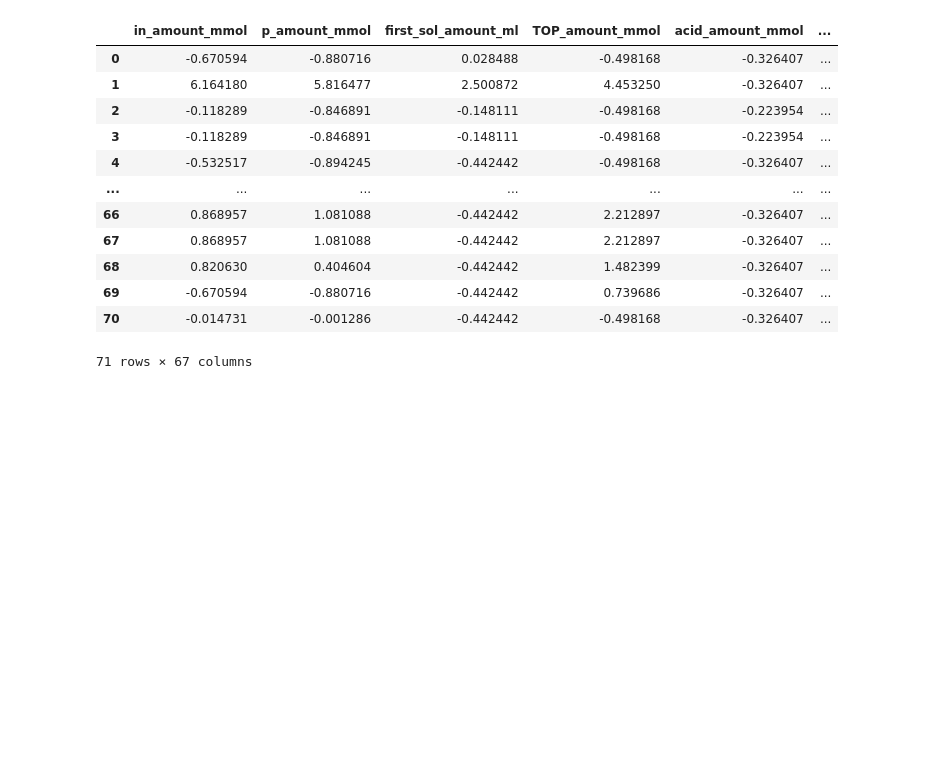
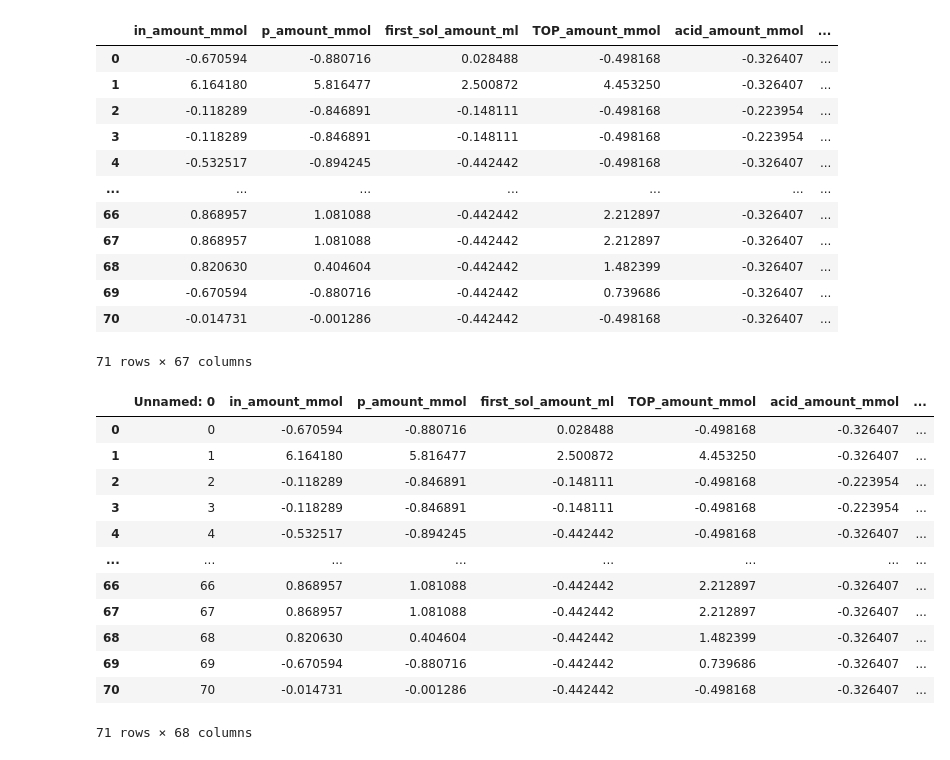
Before and after one commit to anhhaokudo/Cossairt_InP, a Jupyter notebook: notebook/InP Hao Diameter_Only One Hot Encoding.ipynb, the cells around one changed output. Cells and saved outputs as stored; diff of their text form; code cells hidden in the pictures; blank space fills up the shorter version.

```diff
--- a/notebook/InP Hao Diameter_Only One Hot Encoding.ipynb
+++ b/notebook/InP Hao Diameter_Only One Hot Encoding.ipynb
@@ -251,3 +257,20 @@ df_scaled_encoded
 | 69 | -0.670594 | -0.880716 | -0.442442 | 0.739686 | -0.326407 | ... |
 | 70 | -0.014731 | -0.001286 | -0.442442 | -0.498168 | -0.326407 | ... |
 71 rows × 67 columns
+# %%
+df_dia = pd.read_csv("InP_hao_diameter_only_scaled.csv")
+df_dia
+# %% [output]
+|  | Unnamed: 0 | in_amount_mmol | p_amount_mmol | first_sol_amount_ml | TOP_amount_mmol | acid_amount_mmol | ... |
+| 0 | 0 | -0.670594 | -0.880716 | 0.028488 | -0.498168 | -0.326407 | ... |
+| 1 | 1 | 6.164180 | 5.816477 | 2.500872 | 4.453250 | -0.326407 | ... |
+| 2 | 2 | -0.118289 | -0.846891 | -0.148111 | -0.498168 | -0.223954 | ... |
+| 3 | 3 | -0.118289 | -0.846891 | -0.148111 | -0.498168 | -0.223954 | ... |
+| 4 | 4 | -0.532517 | -0.894245 | -0.442442 | -0.498168 | -0.326407 | ... |
+| ... | ... | ... | ... | ... | ... | ... | ... |
+| 66 | 66 | 0.868957 | 1.081088 | -0.442442 | 2.212897 | -0.326407 | ... |
+| 67 | 67 | 0.868957 | 1.081088 | -0.442442 | 2.212897 | -0.326407 | ... |
+| 68 | 68 | 0.820630 | 0.404604 | -0.442442 | 1.482399 | -0.326407 | ... |
+| 69 | 69 | -0.670594 | -0.880716 | -0.442442 | 0.739686 | -0.326407 | ... |
+| 70 | 70 | -0.014731 | -0.001286 | -0.442442 | -0.498168 | -0.326407 | ... |
+71 rows × 68 columns
```
Also changed, not shown: parts of 2 cells of this notebook.
